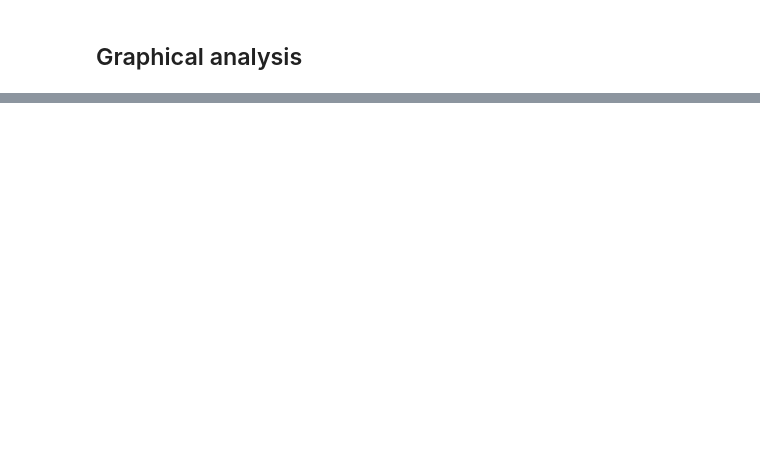
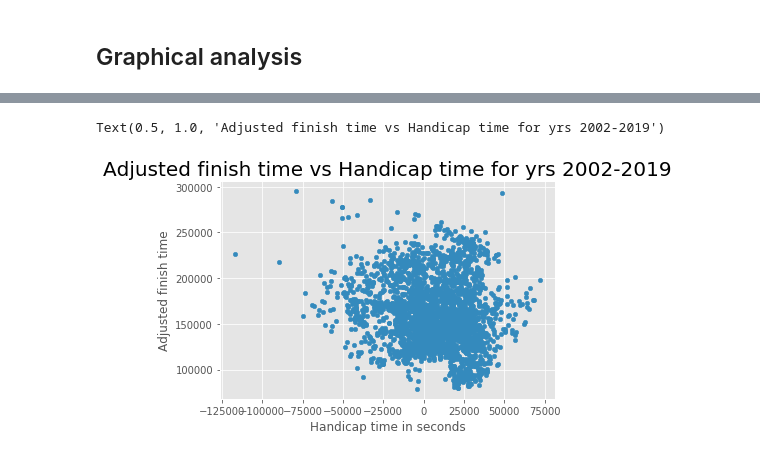
Before and after one commit to devens-mn/Devens_NYCDSA_Web_Scrape, a Jupyter notebook: Devens_NYCDSA_webscrape_v2.ipynb, the cells around one changed output, grey strips where cells are left out. Saved outputs shown, nothing was run; the diff lists cells and outputs as text; code cells hidden in the pictures; blank space fills up the shorter version.

```diff
--- a/Devens_NYCDSA_webscrape_v2.ipynb
+++ b/Devens_NYCDSA_webscrape_v2.ipynb
@@ -290,0 +200,8 @@ NameError: name 'pd' is not defined
+# %%
+merge_sail_winsor.plot.scatter('crctn_in_sec', 'cln_crrct_tm_sec')
+plt.xlabel('Handicap time in seconds')
+plt.ylabel('Adjusted finish time')
+plt.title('Adjusted finish time vs Handicap time for yrs 2002-2019', fontsize=20)
+# %% [output]
+Text(0.5, 1.0, 'Adjusted finish time vs Handicap time for yrs 2002-2019')
+[figure, added]
```
Also changed, not shown: parts of 93 cells of this notebook.
